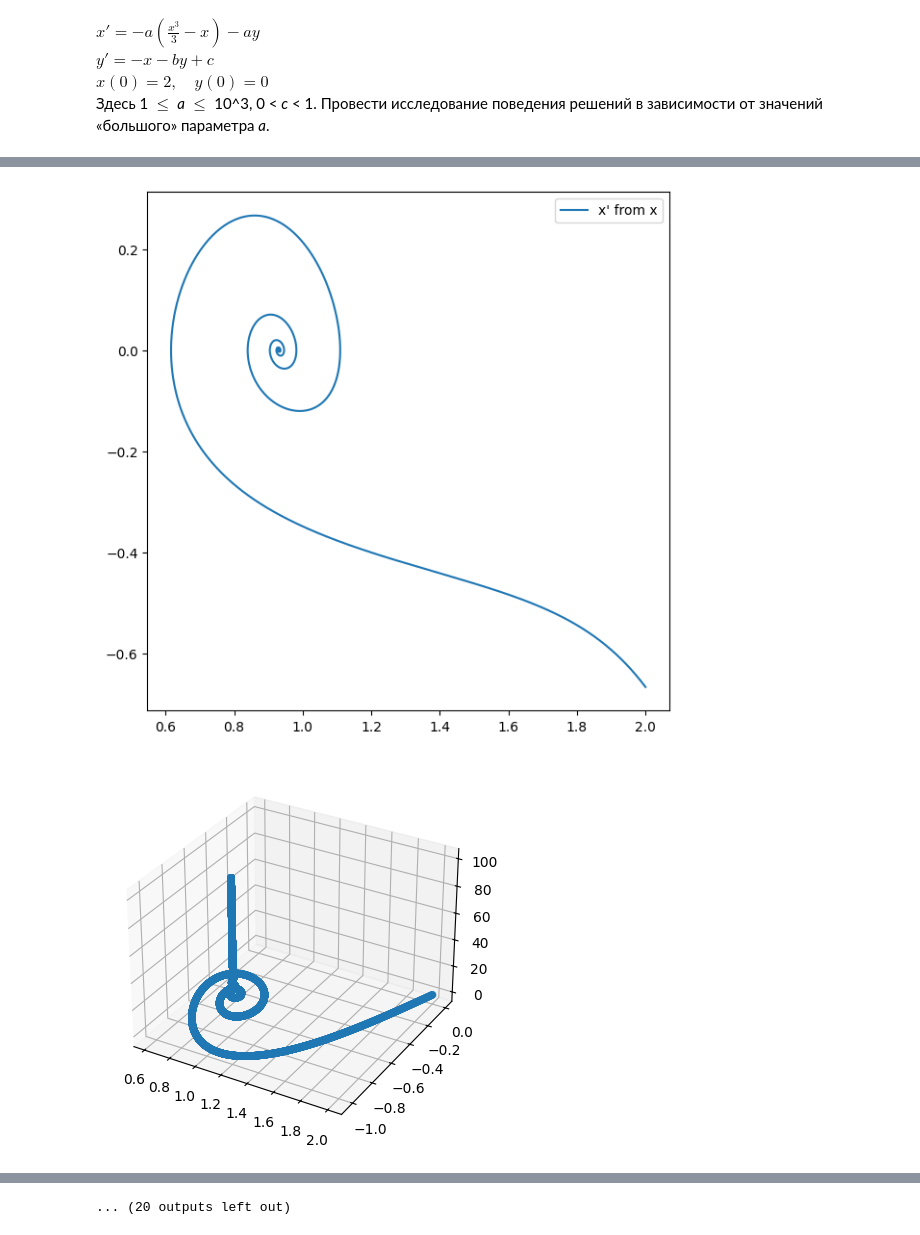
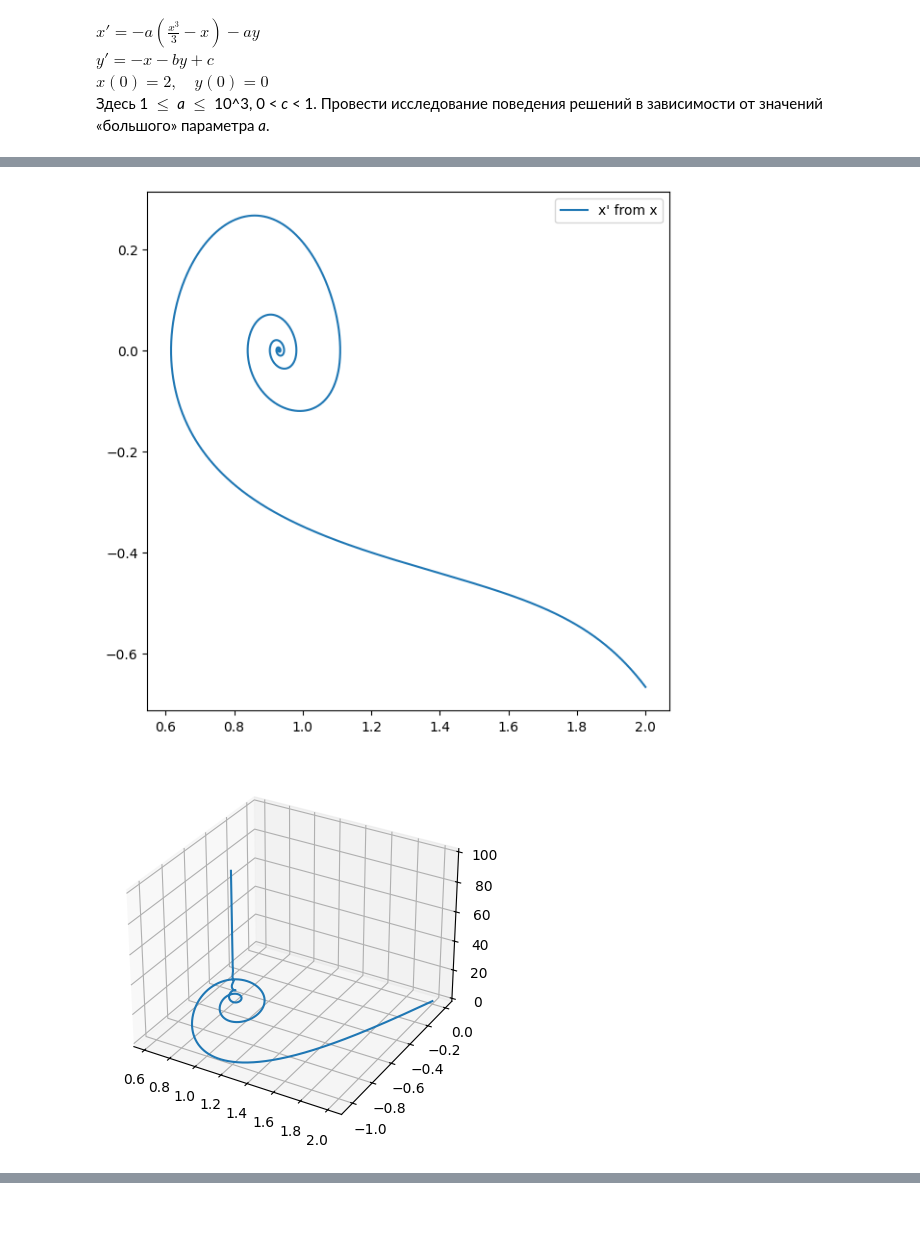
Before and after one commit to ArnautovPeter/projectPractice, a Jupyter notebook: src/addaptiv_step.ipynb, the cells around one changed output, grey strips where cells are left out. Saved outputs shown, nothing was run; the diff lists cells and outputs as text; code cells hidden in the pictures.

```diff
--- a/src/addaptiv_step.ipynb
+++ b/src/addaptiv_step.ipynb
@@ -140,7 +140,7 @@ T = 0.001
 t_start = 0
 t_finish = 100
 a = 1
-while a <= 200:
+while a <= 1:
     # a = 100
     # c = 0.59465
     c = 0.6
@@ -158,32 +158,32 @@ while a <= 200:
     # arrayx4 = [i[0] for i in array4]
 
     # main_array.append(arrayx3)
     # print(len(array1[0]), len(array2[0]), len(arrayx1), len(arrayx2))
     # print(len(array2[1]))
     # array_dif_x3 = [[i[0] for i in array3_dif]]
     # draw(array1[0], [arrayx1], f"явный 1-го порядка {len(array1[0])}")
     draw(array2[0], [arrayx2], f"явный 1-го порядка {a}")
     # draw(arrayx2, [[i[0] for i in array2[2]]], "wow")
     draw(arrayx2, [arrayy2], "name")
     draw(arrayx2, [[i[0] for i in array2[2]]], name="x' from x")
     fig = plt.figure()
     # x = np.reshape(arrayx1, (len(), 12))
     # y = np.reshape(arrayy1, (9, 12))
     # z = np.reshape(array1[0], (9, 12))
     ax = fig.add_subplot(111, projection='3d')
     # ax.plot_surface(x, y, z)
-    ax.scatter(arrayx2, arrayy2, array2[0])
+    ax.plot(arrayx2, arrayy2, array2[0])
     # ax.set_xlabel('x')
     # ax.set_ylabel('y')
     # ax.set_zlabel('z')
     # draw(px1, tl, arrayx2, "неявный 1-го порядка")
     # draw(tl, [arrayx3], f"{a}, {c} рунге-кутты")
     # draw(tl, array_dif_x3, f"{a} x' from t")
     # draw(arrayx3, array_dif_x3, "x' from x")
 
     a *= 2
 # %% [output]
 [figure]
 [figure]
 [figure]
-[figure, old version]
+[figure, new version]
@@ -198 +189,0 @@ while a <= 200:
-... (20 outputs left out)
```
Also changed, not shown: parts of 2 cells of this notebook.
